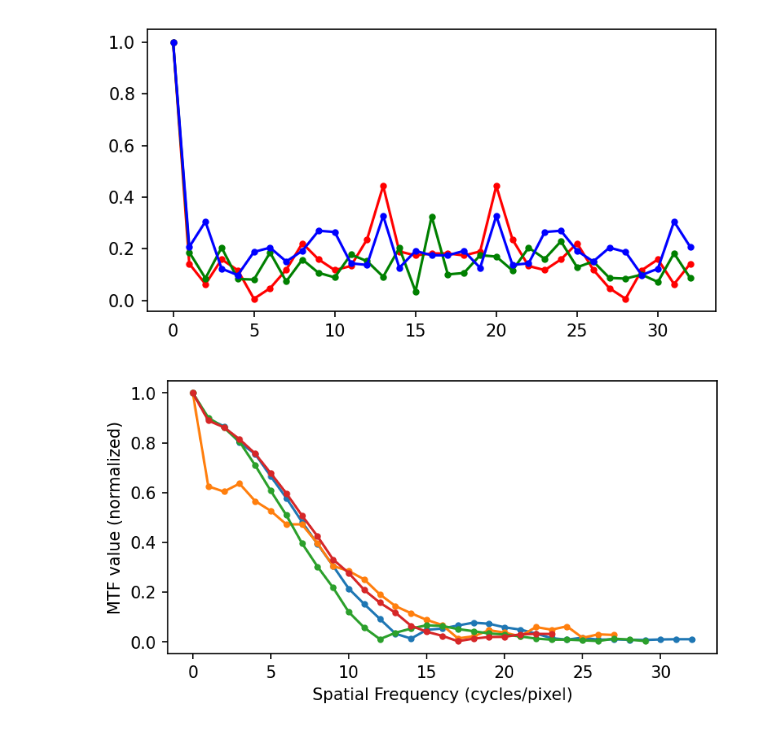
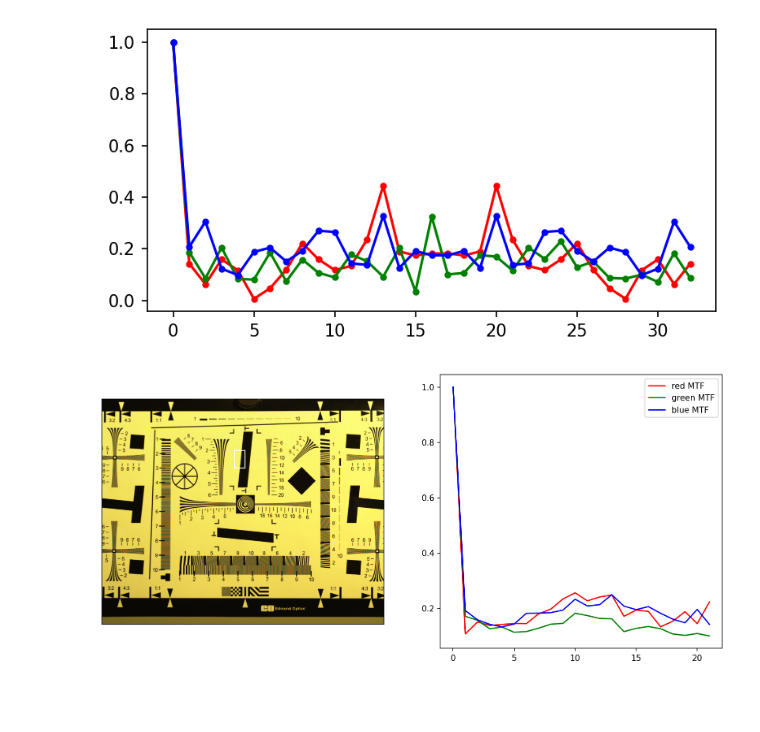
Before and after one commit to kennethmleo/Physics301-Optical-Payload-Characterization, a Jupyter notebook: Activity 06 - Abberation Measurement/Activity_06_Chromatic Abberation.ipynb, the cells around one changed output. Drawn from its saved outputs; the diff is of its cells as text; code cells hidden in the pictures; blank space fills up the shorter version.

```diff
--- a/Activity 06 - Abberation Measurement/Activity_06_Chromatic Abberation.ipynb
+++ b/Activity 06 - Abberation Measurement/Activity_06_Chromatic Abberation.ipynb
@@ -8,8 +10,7 @@ import cv2
 def rgb2gray(rgb):
     return np.dot(rgb[...,:3], [0.2989, 0.5870, 0.1140])
 # %%
-def compute_MTF(ROI):
-    ROI_SFR = ROI[len(ROI)//2]
+def compute_MTF(ROI_SFR):
     ROI_LSF = np.abs(np.diff(ROI_SFR))
 
     ROI_MTF = np.abs(np.fft.fft(ROI_LSF))
@@ -68,14 +69,52 @@ plt.show()
 # %%
 #ROI_coords = cv2.selectROI(image)
 #ROI = image[int(ROI_coords[1]):int(ROI_coords[1] + ROI_coords[3]), int(ROI_coords[0]):int(ROI_coords[0] + ROI_coords[2])]
-# %%
-plt.figure(figsize = (6,3), dpi = 150, facecolor=None)
-for MTF in MTF_test_data:
-    plt.plot([i[0] for i in MTF], [i[1] for i in MTF], '.-')
-
-plt.xlabel('Spatial Frequency (cycles/pixel)')
-plt.ylabel('MTF value (normalized)')
-#plt.legend(loc = 'upper left')
-plt.show()
-# %% [output]
-[figure, removed]
+# %%
+image = plt.imread(file_ROI[0])
+
+ROI_coords = cv2.selectROI(image)
+ROI = image[int(ROI_coords[1]):int(ROI_coords[1] + ROI_coords[3]), int(ROI_coords[0]):int(ROI_coords[0] + ROI_coords[2])]
+
+ROI_R = ROI[:,:,0]
+ROI_G = ROI[:,:,1]
+ROI_B = ROI[:,:,2]
+
+MTF_values_R = []
+MTF_values_G = []
+MTF_values_B = []
+for j in range(len(ROI_R)):
+    ESF_R = ROI_R[j]
+    ESF_G = ROI_G[j]
+    ESF_B = ROI_B[j]
+
+    MTF_R = compute_MTF(ESF_R)
+    MTF_G = compute_MTF(ESF_G)
+    MTF_B = compute_MTF(ESF_B)
+
+    MTF_values_R.append(MTF_R)
+    MTF_values_G.append(MTF_G)
+    MTF_values_B.append(MTF_B)
+
+MTF_values_R = np.array(MTF_values_R)
+MTF_values_R_median = np.percentile(MTF_values_R, 50, axis=0)
+MTF_values_G = np.array(MTF_values_G)
+MTF_values_G_median = np.percentile(MTF_values_G, 50, axis=0)
+MTF_values_B = np.array(MTF_values_B)
+MTF_values_B_median = np.percentile(MTF_values_B, 50, axis=0)
+
+
+plt.figure(figsize = (9*1.5, 6), dpi = 150, facecolor = None)
+plt.subplot(121)
+plt.imshow(image)
+plt.gca().add_patch(patches.Rectangle((ROI_coords[0],ROI_coords[1]),ROI_coords[2],ROI_coords[3],linewidth=1,edgecolor='white',facecolor='none'))
+plt.xticks([])
+plt.yticks([])
+
+plt.subplot(122)
+plt.plot(np.arange(0, len(MTF_values_R_median)), MTF_values_R_median, color = 'red', linestyle = 'solid', label = 'red MTF')
+plt.plot(np.arange(0, len(MTF_values_R_median)), MTF_values_G_median, color = 'green', linestyle = 'solid', label = 'green MTF')
+plt.plot(np.arange(0, len(MTF_values_R_median)), MTF_values_B_median, color = 'blue', linestyle = 'solid', label = 'blue MTF')
+plt.legend()
+plt.show()
+# %% [output]
+[figure, added]
```
Also changed, not shown: parts of 3 cells of this notebook, 1 other file.
